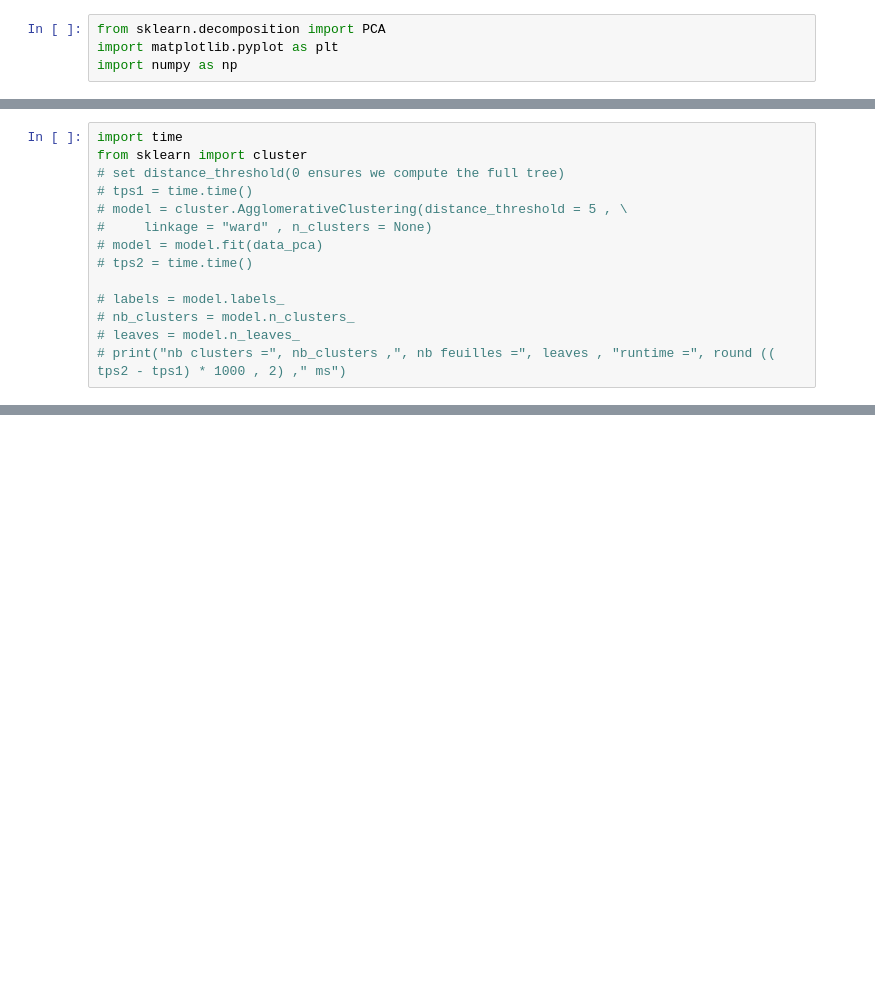
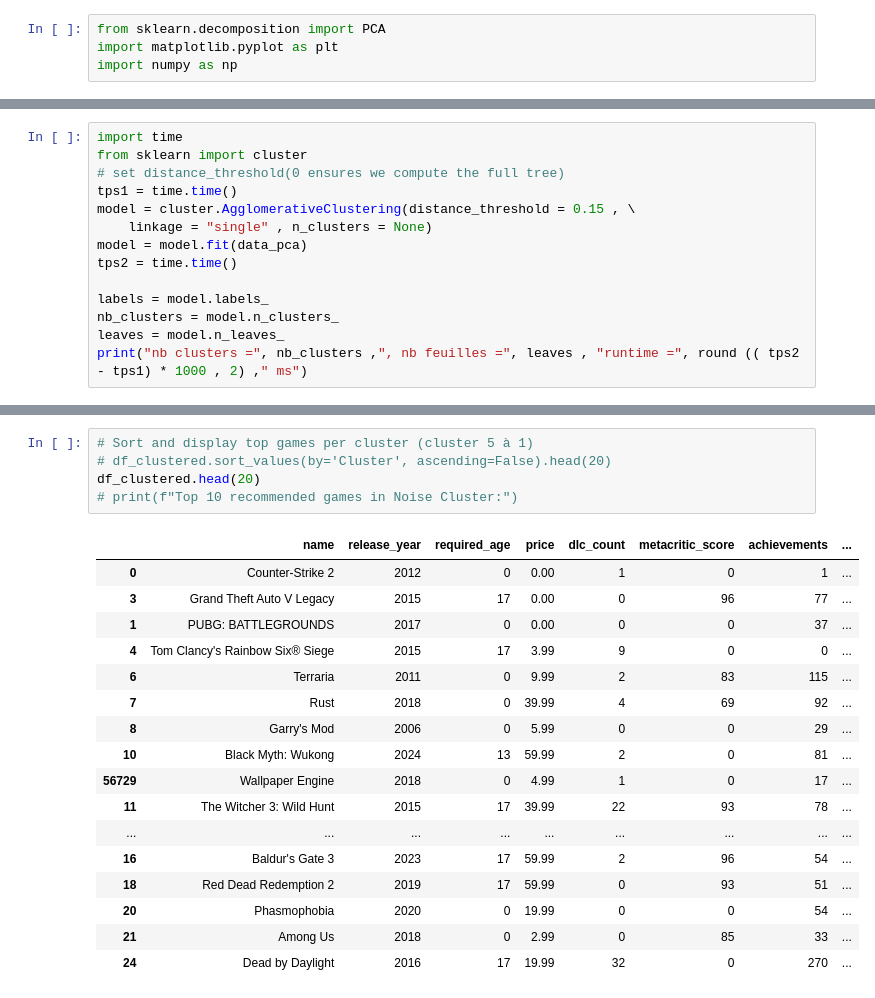
Before and after one commit to trietngh/5SIEC-clustering, a Jupyter notebook: tp2/TP_clustering.ipynb, the cells around one changed output, grey strips where cells are left out. Drawn from its saved outputs; the diff is of its cells as text; blank space fills up the shorter version.

```diff
--- a/tp2/TP_clustering.ipynb
+++ b/tp2/TP_clustering.ipynb
@@ -265,13 +277,13 @@ plt.show()
 import time
 from sklearn import cluster
 # set distance_threshold(0 ensures we compute the full tree)
-# tps1 = time.time()
-# model = cluster.AgglomerativeClustering(distance_threshold = 5 , \
-#     linkage = "ward" , n_clusters = None)
-# model = model.fit(data_pca)
-# tps2 = time.time()
+tps1 = time.time()
+model = cluster.AgglomerativeClustering(distance_threshold = 0.15 , \
+    linkage = "single" , n_clusters = None)
+model = model.fit(data_pca)
+tps2 = time.time()
 
-# labels = model.labels_
-# nb_clusters = model.n_clusters_
-# leaves = model.n_leaves_
-# print("nb clusters =", nb_clusters ,", nb feuilles =", leaves , "runtime =", round (( tps2 - tps1) * 1000 , 2) ," ms")
+labels = model.labels_
+nb_clusters = model.n_clusters_
+leaves = model.n_leaves_
+print("nb clusters =", nb_clusters ,", nb feuilles =", leaves , "runtime =", round (( tps2 - tps1) * 1000 , 2) ," ms")
@@ -365,2 +391,25 @@ for feature in features:
+# %%
+# Sort and display top games per cluster (cluster 5 à 1)
+# df_clustered.sort_values(by='Cluster', ascending=False).head(20)
+df_clustered.head(20)
+# print(f"Top 10 recommended games in Noise Cluster:")
+# %% [output]
+|  | name | release_year | required_age | price | dlc_count | metacritic_score | achievements | ... |
+| 0 | Counter-Strike 2 | 2012 | 0 | 0.00 | 1 | 0 | 1 | ... |
+| 3 | Grand Theft Auto V Legacy | 2015 | 17 | 0.00 | 0 | 96 | 77 | ... |
+| 1 | PUBG: BATTLEGROUNDS | 2017 | 0 | 0.00 | 0 | 0 | 37 | ... |
+| 4 | Tom Clancy's Rainbow Six® Siege | 2015 | 17 | 3.99 | 9 | 0 | 0 | ... |
+| 6 | Terraria | 2011 | 0 | 9.99 | 2 | 83 | 115 | ... |
+| 7 | Rust | 2018 | 0 | 39.99 | 4 | 69 | 92 | ... |
+| 8 | Garry's Mod | 2006 | 0 | 5.99 | 0 | 0 | 29 | ... |
+| 10 | Black Myth: Wukong | 2024 | 13 | 59.99 | 2 | 0 | 81 | ... |
+| 56729 | Wallpaper Engine | 2018 | 0 | 4.99 | 1 | 0 | 17 | ... |
+| 11 | The Witcher 3: Wild Hunt | 2015 | 17 | 39.99 | 22 | 93 | 78 | ... |
+| ... | ... | ... | ... | ... | ... | ... | ... | ... |
+| 16 | Baldur's Gate 3 | 2023 | 17 | 59.99 | 2 | 96 | 54 | ... |
+| 18 | Red Dead Redemption 2 | 2019 | 17 | 59.99 | 0 | 93 | 51 | ... |
+| 20 | Phasmophobia | 2020 | 0 | 19.99 | 0 | 0 | 54 | ... |
+| 21 | Among Us | 2018 | 0 | 2.99 | 0 | 85 | 33 | ... |
+| 24 | Dead by Daylight | 2016 | 17 | 19.99 | 32 | 0 | 270 | ... |
 # %%
 ## Afficher les 10 jeux les plus recommandés par cluster
```
Also changed, not shown: parts of 15 cells of this notebook, 1 other file.
